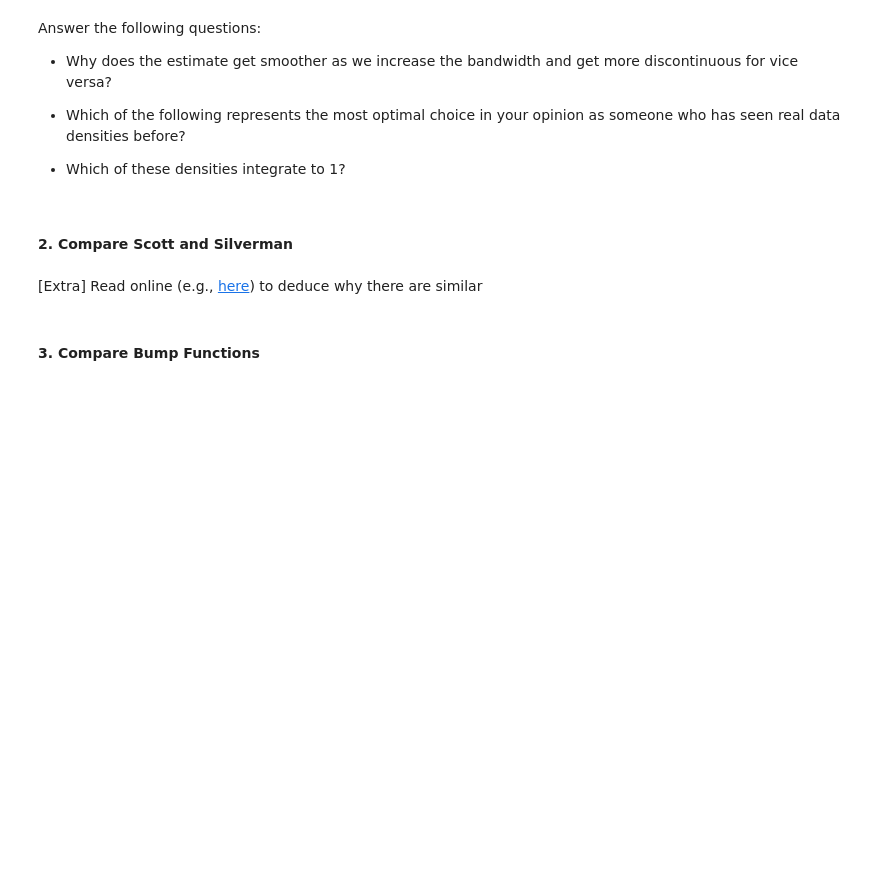
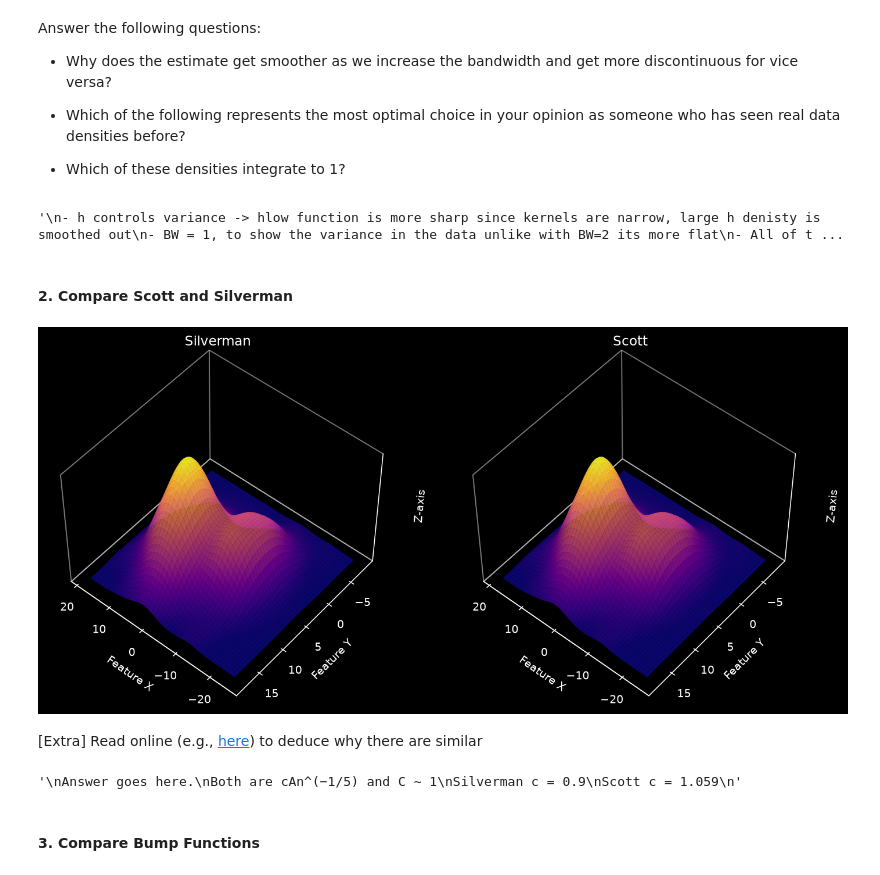
Before and after one commit to AFaseeh/pattern-recognition, a Jupyter notebook: kde-pca/KDEstimator.ipynb, the cells around one changed output. Drawn from its saved outputs; the diff is of its cells as text; code cells hidden in the pictures; blank space fills up the shorter version.

```diff
--- a/kde-pca/KDEstimator.ipynb
+++ b/kde-pca/KDEstimator.ipynb
@@ -288,17 +297,27 @@ Answer the following questions:
 - Which of the following represents the most optimal choice in your opinion as someone who has seen real data densities before?
 
 - Which of these densities integrate to 1?
+# %%
+"""
+- h controls variance -> hlow function is more sharp since kernels are narrow, large h denisty is smoothed out
+- BW = 1, to show the variance in the data unlike with BW=2 its more flat
+- All of them integerate to one, since they are probability denisty functions
+"""
+# %% [output]
+'\n- h controls variance -> hlow function is more sharp since kernels are narrow, large h denisty is smoothed out\n- BW = 1, to show the variance in the data unlike with BW=2 its more flat\n- All of t ...
 # %% [markdown]
 #### 2. Compare Scott and Silverman
 # %%
 # TODO 8: Pass bandwidth='Silverman' for kde1 and 'Scott' for kde2
 
-kde1 = KDEstimator(bump='Gauss')
+kde1 = KDEstimator(bump='Gauss', bandwidth='Silverman')
 kde1.fit(x_data)
 
-kde2 = KDEstimator(bump='Gauss')
+kde2 = KDEstimator(bump='Gauss', bandwidth='Scott')
 kde2.fit(x_data)
 
 plot_3d(x_data, densities=[kde1, kde2], titles=['Silverman', 'Scott'])
+# %% [output]
+[figure, added]
 # %% [markdown]
 [Extra] Read online (e.g., [here](https://stats.stackexchange.com/questions/90656/kernel-bandwidth-scotts-vs-silvermans-rules)) to deduce why there are similar
@@ -309,3 +324,12 @@ Answer goes here.
+# %%
+'''
+Answer goes here.
+Both are cAn^(−1/5) and C ~ 1
+Silverman c = 0.9
+Scott c = 1.059
+'''
+# %% [output]
+'\nAnswer goes here.\nBoth are cAn^(−1/5) and C ~ 1\nSilverman c = 0.9\nScott c = 1.059\n'
 # %% [markdown]
 #### 3. Compare Bump Functions
 # %%
```
Also changed, not shown: parts of 11 cells of this notebook, 3 other files.
